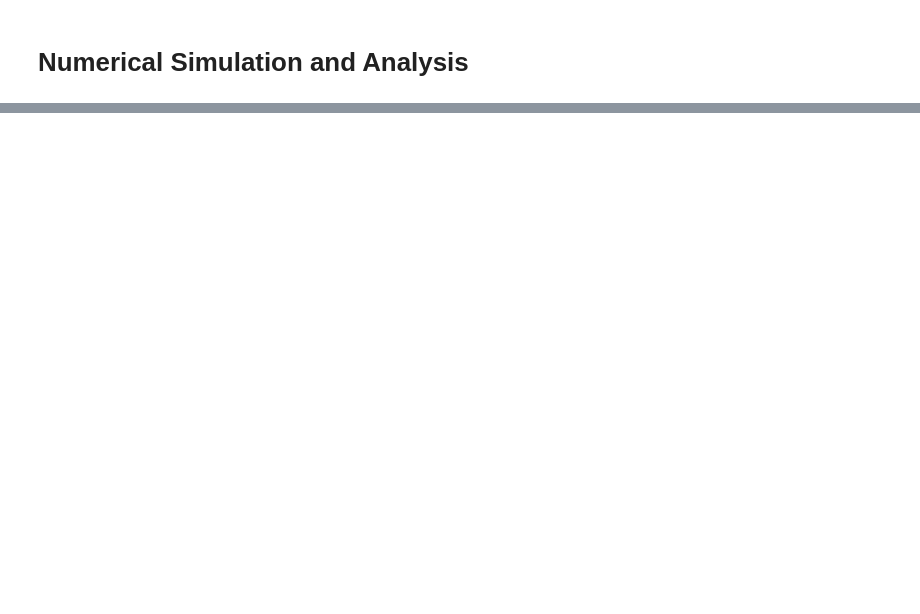
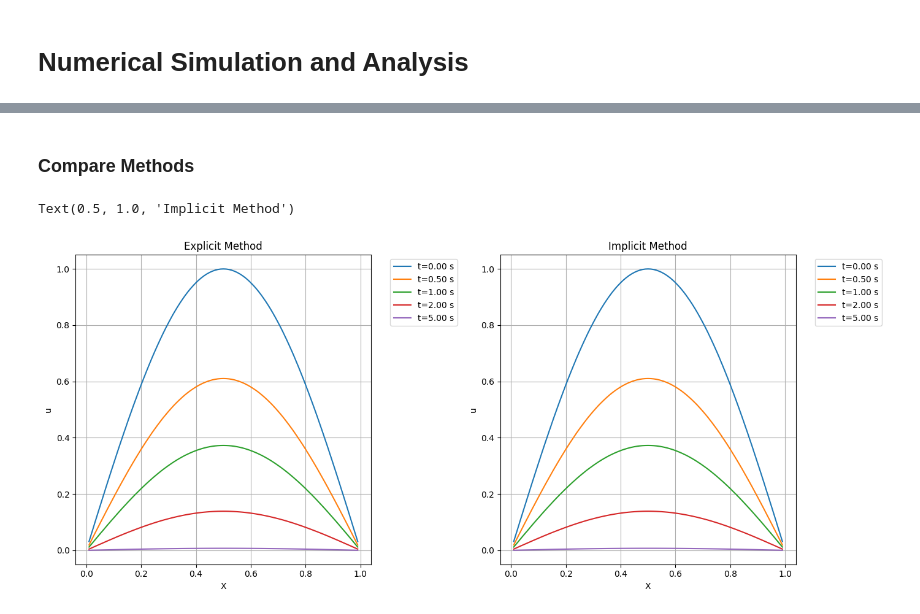
Before and after one commit to RomainCuchet/EDP, a Jupyter notebook: demo.ipynb, the cells around one changed output, grey strips where cells are left out. Drawn from its saved outputs; the diff is of its cells as text; code cells hidden in the pictures; blank space fills up the shorter version.

```diff
--- a/demo.ipynb
+++ b/demo.ipynb
@@ -39,0 +49,20 @@ explicit_solver.display_solution([0,0.1,5])
+# %% [markdown]
+### Compare Methods
+# %%
+import matplotlib.pyplot as plt
+
+# Create a figure with two subplots side by side
+fig, (ax1, ax2) = plt.subplots(1, 2, figsize=(14, 6))
+
+
+# Both subplots will be used in the display_solution methods below
+explicit_solver = ExplicitHeatEquationSolver1D(100,0.0001,5)
+explicit_solver.get_solution_plot([0,0.5,1,2,5],ax=ax1,show_plot=False)
+implicit_solver = ImplicitHeatEquationSolver1D(100,0.0001,5)
+implicit_solver.get_solution_plot([0,0.5,1,2,5],ax=ax2,show_plot=False)
+
+ax1.set_title('Explicit Method')
+ax2.set_title('Implicit Method')
+# %% [output]
+Text(0.5, 1.0, 'Implicit Method')
+[figure, added]
```
Also changed, not shown: parts of 13 cells of this notebook, 1 other file.
